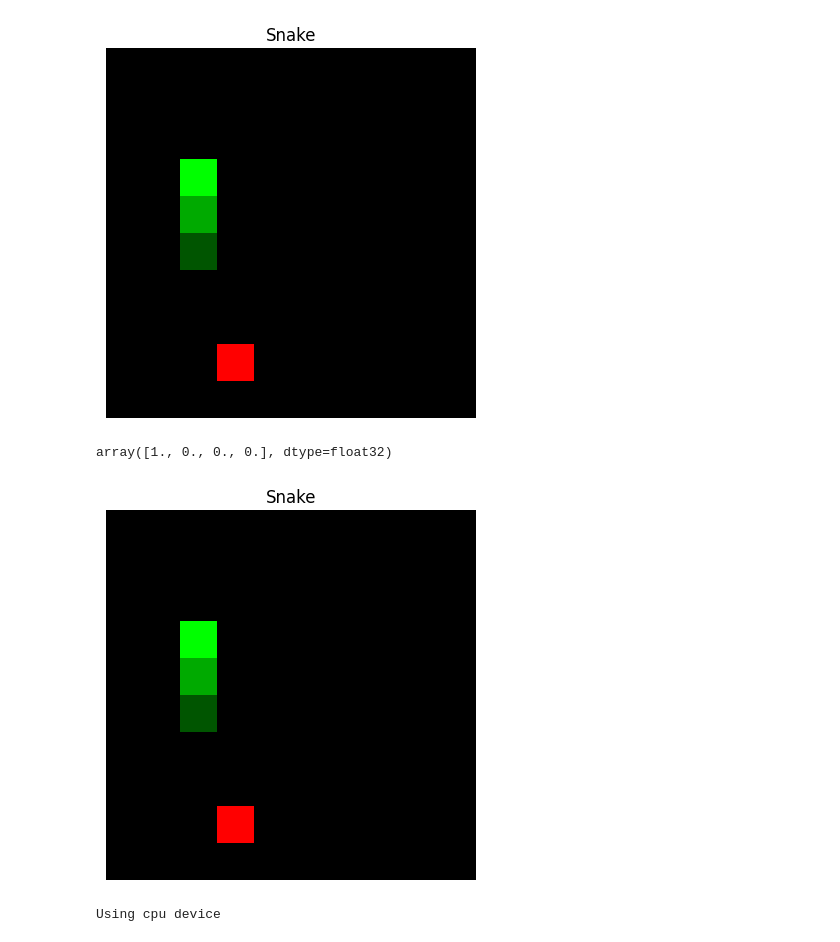
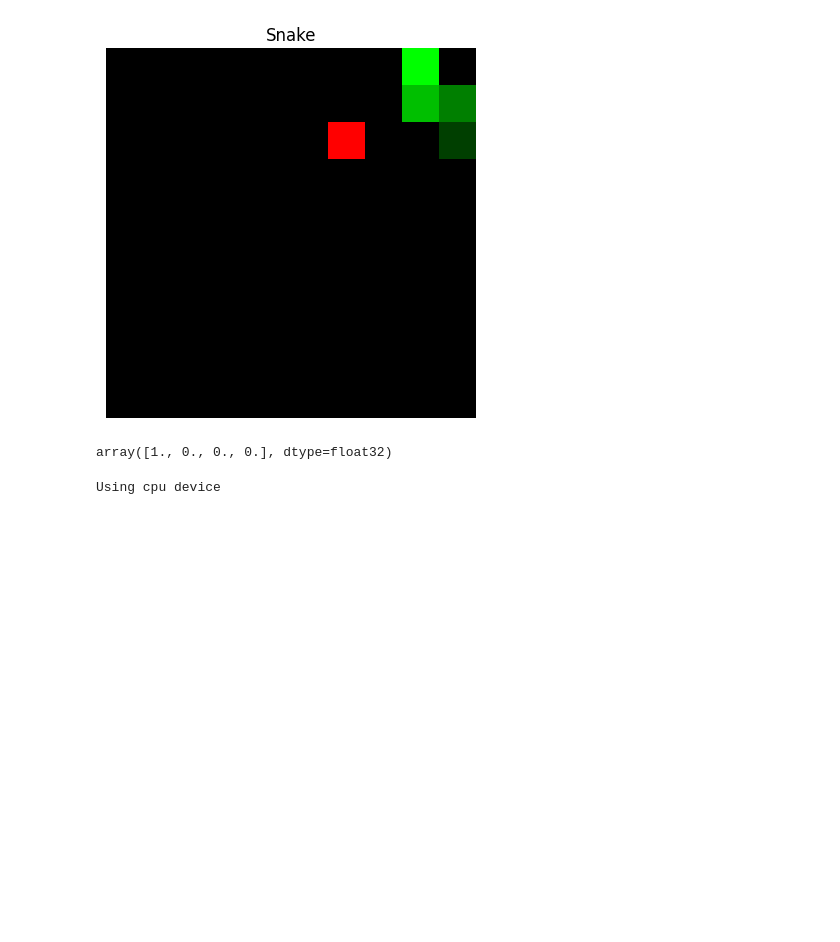
Before and after one commit to Roark-G/rl-snake, a Jupyter notebook: testing_snake.ipynb, the cells around one changed output. Drawn from its saved outputs; the diff is of its cells as text; code cells hidden in the pictures; blank space fills up the shorter version.

```diff
--- a/testing_snake.ipynb
+++ b/testing_snake.ipynb
@@ -6,18 +6,17 @@ env = gym.make("Snake-v0", render_mode='matplotlib')
 # %%
 env.reset()
 
-for i in range(20):
+for i in range(100):
     action = env.action_space.sample()
     obs, reward, terminated, truncated, info = env.step(action)
     env.render()
     if terminated or truncated:
         env.reset()
 
 obs[-4:]
 # %% [output]
-[figure, old version]
+[figure, new version]
 array([1., 0., 0., 0.], dtype=float32)
-[figure, removed]
 # %%
 from stable_baselines3.common.env_checker import check_env
 
```
Also changed, not shown: parts of 2 cells of this notebook, 2 other files.
